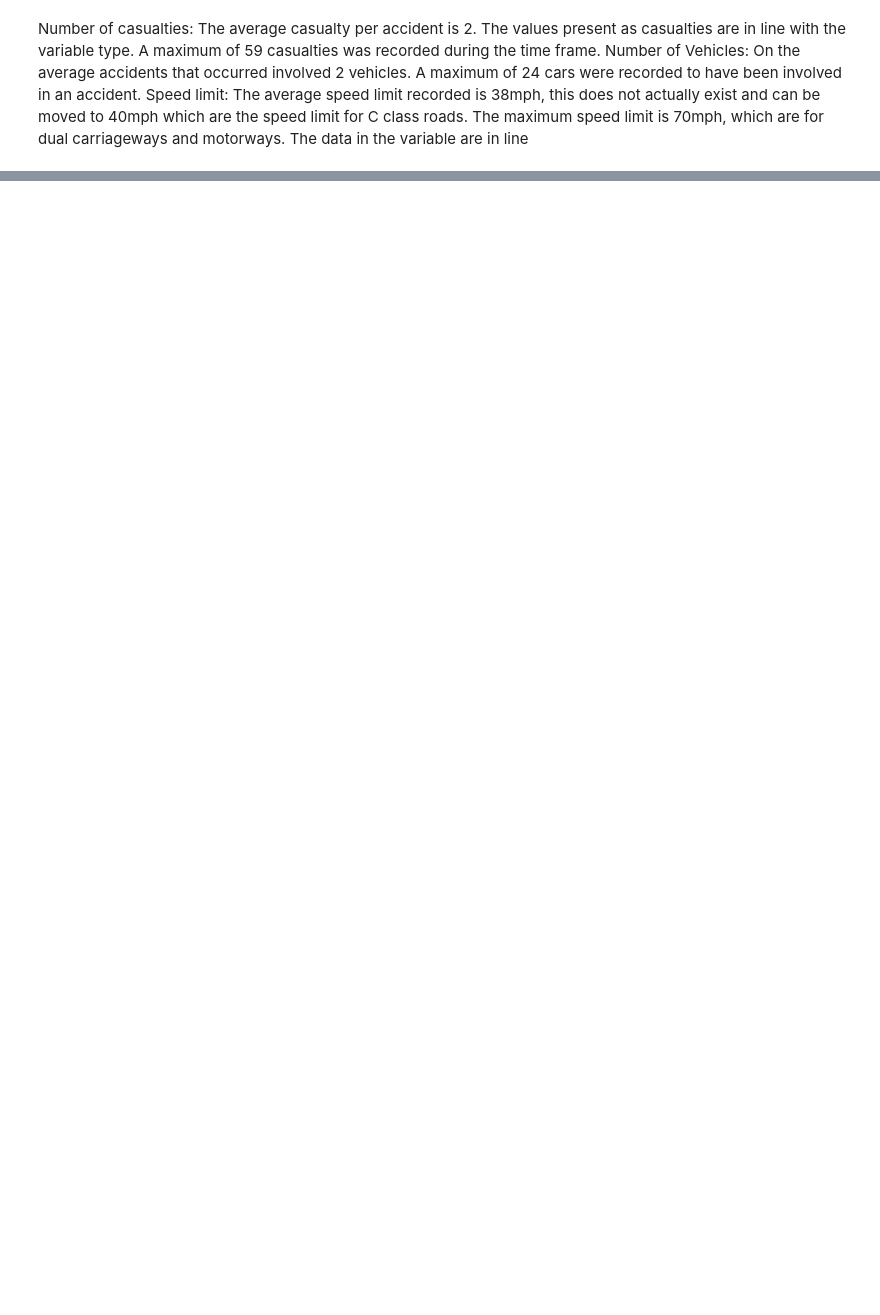
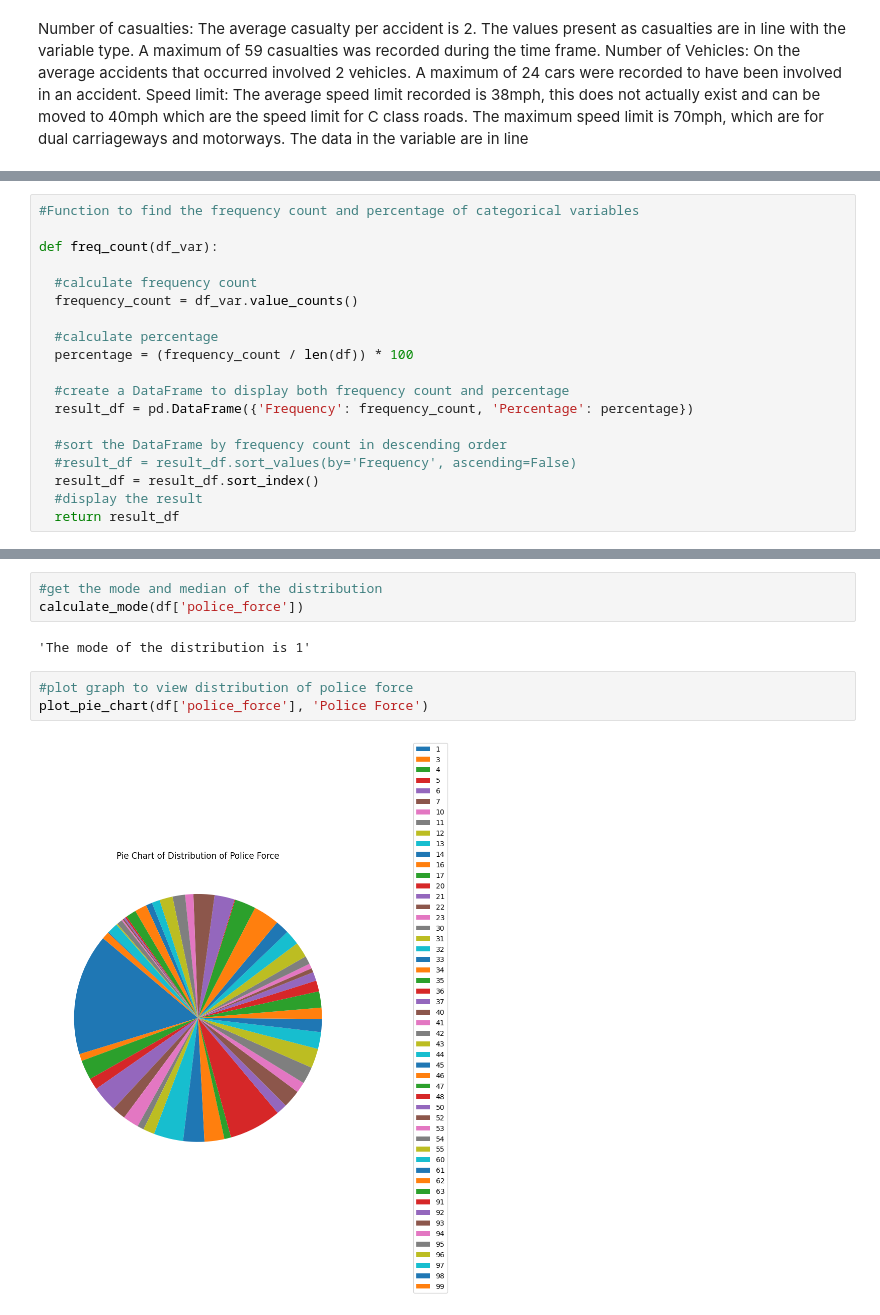
Before and after one commit to Otsemeuno/uk-road-accident, a Jupyter notebook: projectone_exploratory.ipynb, the cells around one changed output, grey strips where cells are left out. Drawn from its saved outputs; the diff is of its cells as text; blank space fills up the shorter version.

```diff
--- a/projectone_exploratory.ipynb
+++ b/projectone_exploratory.ipynb
@@ -140,0 +145,19 @@ Speed limit: The average speed limit recorded is 38mph, this does not actually e
+# %%
+#Function to find the frequency count and percentage of categorical variables
+
+def freq_count(df_var):
+
+  #calculate frequency count
+  frequency_count = df_var.value_counts()
+
+  #calculate percentage
+  percentage = (frequency_count / len(df)) * 100
+
+  #create a DataFrame to display both frequency count and percentage
+  result_df = pd.DataFrame({'Frequency': frequency_count, 'Percentage': percentage})
+
+  #sort the DataFrame by frequency count in descending order
+  #result_df = result_df.sort_values(by='Frequency', ascending=False)
+  result_df = result_df.sort_index()
+  #display the result
+  return result_df
@@ -140,0 +249,10 @@ Speed limit: The average speed limit recorded is 38mph, this does not actually e
+# %%
+#get the mode and median of the distribution
+calculate_mode(df['police_force'])
+# %% [output]
+'The mode of the distribution is 1'
+# %%
+#plot graph to view distribution of police force
+plot_pie_chart(df['police_force'], 'Police Force')
+# %% [output]
+[figure, added]
```
Also changed, not shown: parts of 10 cells of this notebook.
